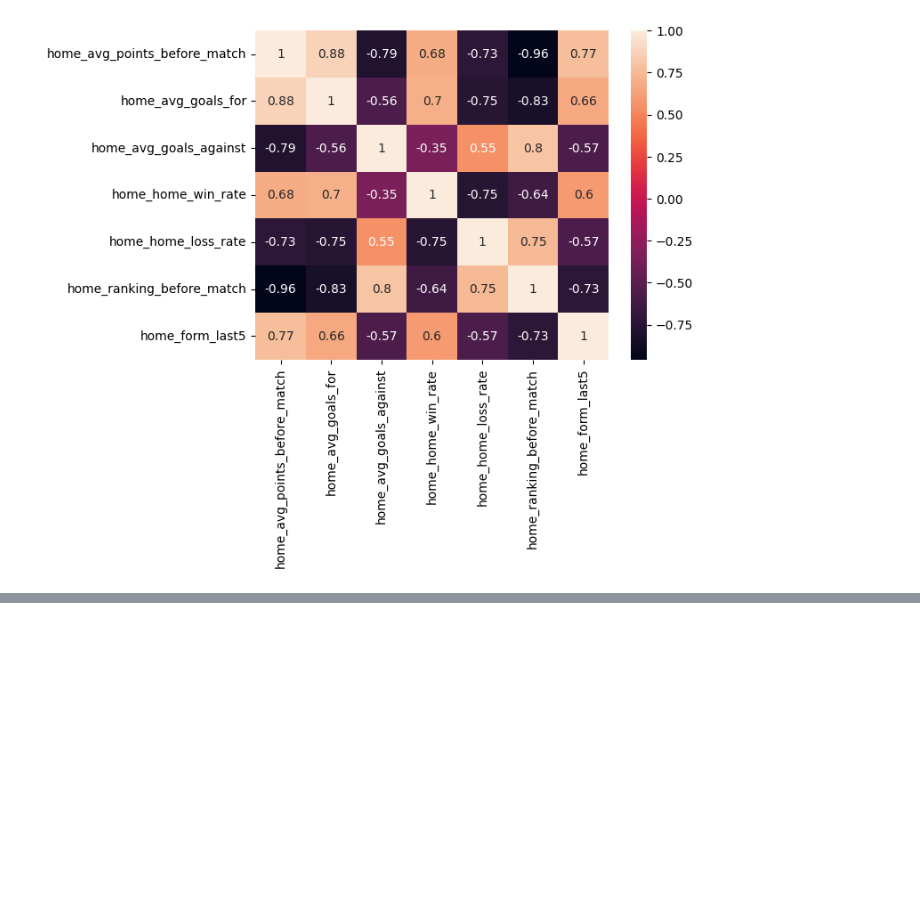
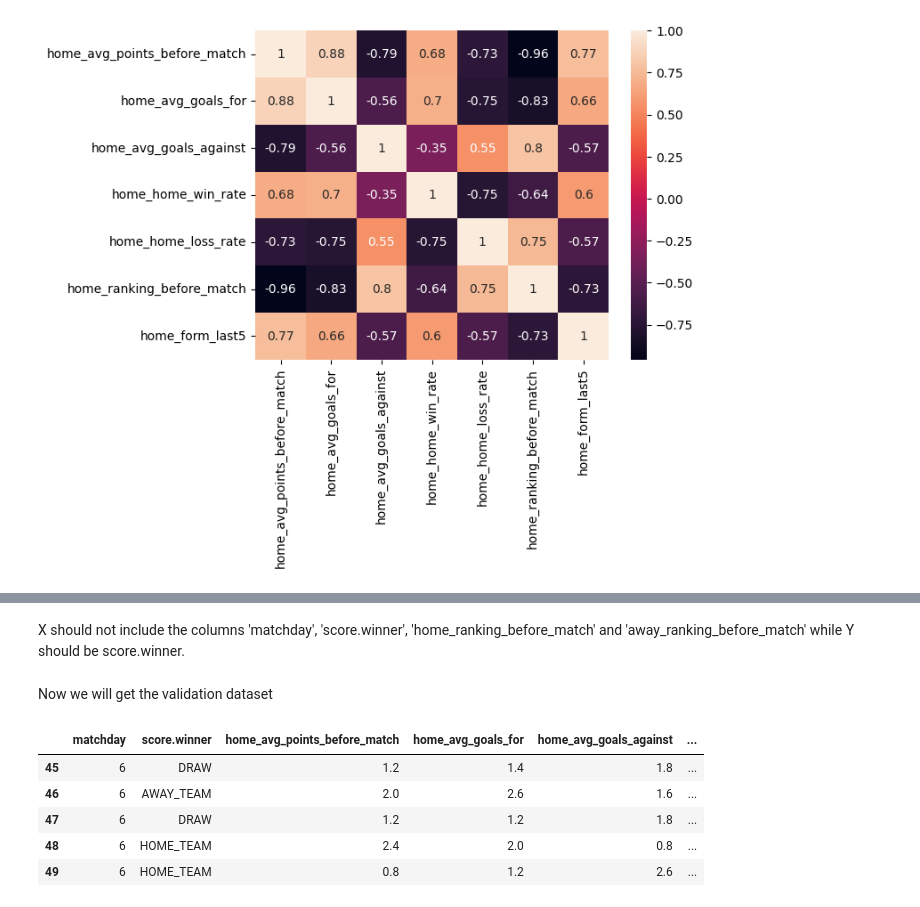
Before and after one commit to judithbreaud/ligue1_viz, a Jupyter notebook: notebooks/prediction.ipynb, the cells around one changed output, grey strips where cells are left out. Drawn from its saved outputs; the diff is of its cells as text; code cells hidden in the pictures; blank space fills up the shorter version.

```diff
--- a/notebooks/prediction.ipynb
+++ b/notebooks/prediction.ipynb
@@ -319,0 +435,2 @@ ax = sns.heatmap(corr.iloc[8:15,8:15], annot=True)
+# %% [markdown]
+X should not include the columns 'matchday', 'score.winner', 'home_ranking_before_match' and 'away_ranking_before_match' while Y should be score.winner.
@@ -319,0 +440,17 @@ ax = sns.heatmap(corr.iloc[8:15,8:15], annot=True)
+# %% [markdown]
+Now we will get the validation dataset
+# %%
+matches_2025=load_raw_matches("../data/raw/",season_id=2025)
+df_matches_2025 = pd.json_normalize(matches_2025["matches"])
+
+df_for_validation=prepa_donnee(df_matches_2025[["status","matchday","homeTeam.id","homeTeam.name","awayTeam.id","awayTeam.name",
+                       "score.winner","score.fullTime.home","score.fullTime.away"]])
+# %%
+df_for_validation.head()
+# %% [output]
+|  | matchday | score.winner | home_avg_points_before_match | home_avg_goals_for | home_avg_goals_against | ... |
+| 45 | 6 | DRAW | 1.2 | 1.4 | 1.8 | ... |
+| 46 | 6 | AWAY_TEAM | 2.0 | 2.6 | 1.6 | ... |
+| 47 | 6 | DRAW | 1.2 | 1.2 | 1.8 | ... |
+| 48 | 6 | HOME_TEAM | 2.4 | 2.0 | 0.8 | ... |
+| 49 | 6 | HOME_TEAM | 0.8 | 1.2 | 2.6 | ... |
```
Also changed, not shown: parts of 27 cells of this notebook.
